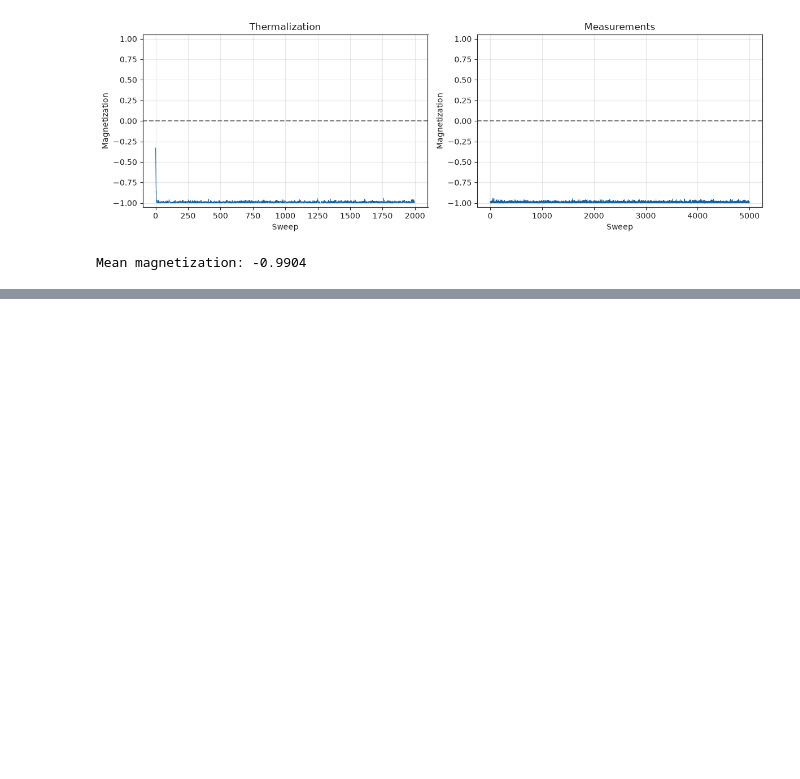
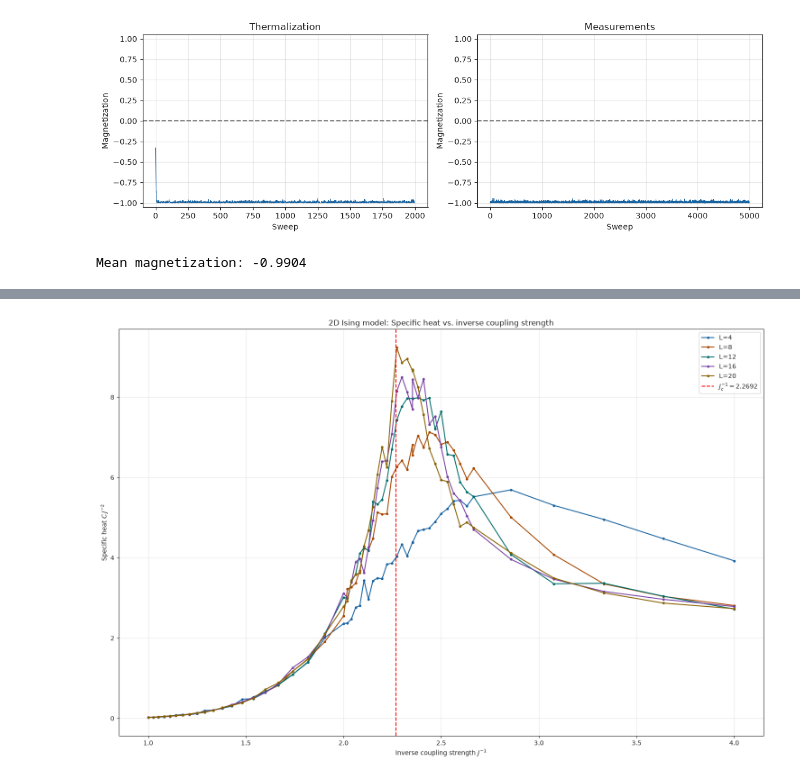
Before and after one commit to itzhaQQ/CompPhys, a Jupyter notebook: sheet02/cp02.ipynb, the cells around one changed output, grey strips where cells are left out. Drawn from its saved outputs; the diff is of its cells as text; code cells hidden in the pictures; blank space fills up the shorter version.

```diff
--- a/sheet02/cp02.ipynb
+++ b/sheet02/cp02.ipynb
@@ -271,25 +271,3 @@ Finished J=0.700, L=12, mean magnetizations:-0.999, -0.998, -0.998, -0.996, -0.9
 Finished J=0.700, L=16, mean magnetizations:-0.999, -0.999, -0.998, -0.996, -0.994, -0.994, -0.994, -0.993, -0.993, -0.992, -0.992, -0.991, -0.991, 0.990, 0.991, 0.991, 0.992, 0.992, 0.993, 0.993, 0.9 ...
 Finished J=0.700, L=20, mean magnetizations:-0.999, -0.999, -0.998, -0.996, -0.994, -0.994, -0.994, -0.993, -0.993, -0.993, -0.992, -0.991, -0.991, 0.990, 0.991, 0.992, 0.992, 0.993, 0.993, 0.993, 0.9 ...
 [figure]
-# %%
-# Plotting
-fig, axes = plt.subplots(1, 3, figsize=(15, 4.5), sharex=True, sharey=True)
-
-for ax, J in zip(axes, J_vals):
-    for L in L_vals:
-        ax.plot(h_vals, results[J][L], label=f"L={L}", marker="o", color=colors[L_vals.index(L)])
-    ax.axhline(0, color="gray", linestyle="--", alpha=0.5)
-    ax.axvline(0, color="gray", linestyle="--", alpha=0.5)
-
-    ax.set_title(f"J = {J:.3f}")
-    ax.set_xlabel("External magnetic field $h$")
-    ax.grid(alpha=0.3)
-    ax.legend()
-
-
-axes[0].set_ylabel(r"Mean magnetization $\langle m\rangle$")
-
-fig.suptitle("2D Ising model: Magnetization vs. magnetic field", fontsize=16)
-plt.tight_layout()
-plt.savefig("magnetization_vs_field_detailed.pdf", dpi=300)
-plt.show()
@@ -337,0 +735,22 @@ Mean magnetization: -0.9904
+# %%
+# ============================================================
+# Specific heat vsd. inverse coupling
+
+fig, ax = plt.subplots(figsize=(15, 10))
+
+for L in L_vals:
+    ax.plot(1/J_vals, results_specific_heat[L], label=f"L={L}", marker=".", color=colors[L_vals.index(L)])
+
+# critical coupling value
+ax.axvline(1/J_c, color="red", linestyle="--", label=rf"$J_c^{{-1}} = {1/J_c:.4f}$")
+
+ax.set_xlabel(r"Inverse coupling strength $J^{-1}$")
+ax.set_ylabel(r"Specific heat $C\,J^{-2}$")
+ax.set_title("2D Ising model: Specific heat vs. inverse coupling strength")
+ax.grid(alpha=0.3)
+ax.legend()
+plt.tight_layout()
+plt.savefig("specific_heat_vs_J.pdf", dpi=300)
+plt.show()
+# %% [output]
+[figure, added]
```
Also changed, not shown: parts of 16 cells of this notebook, 6 other files.
